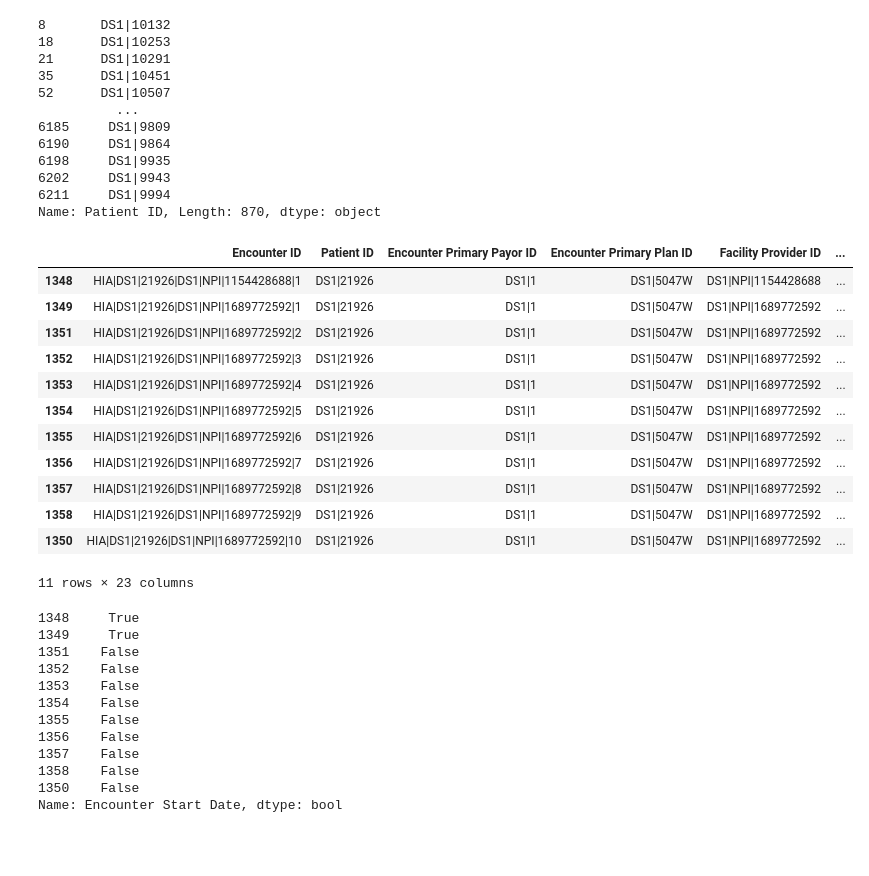
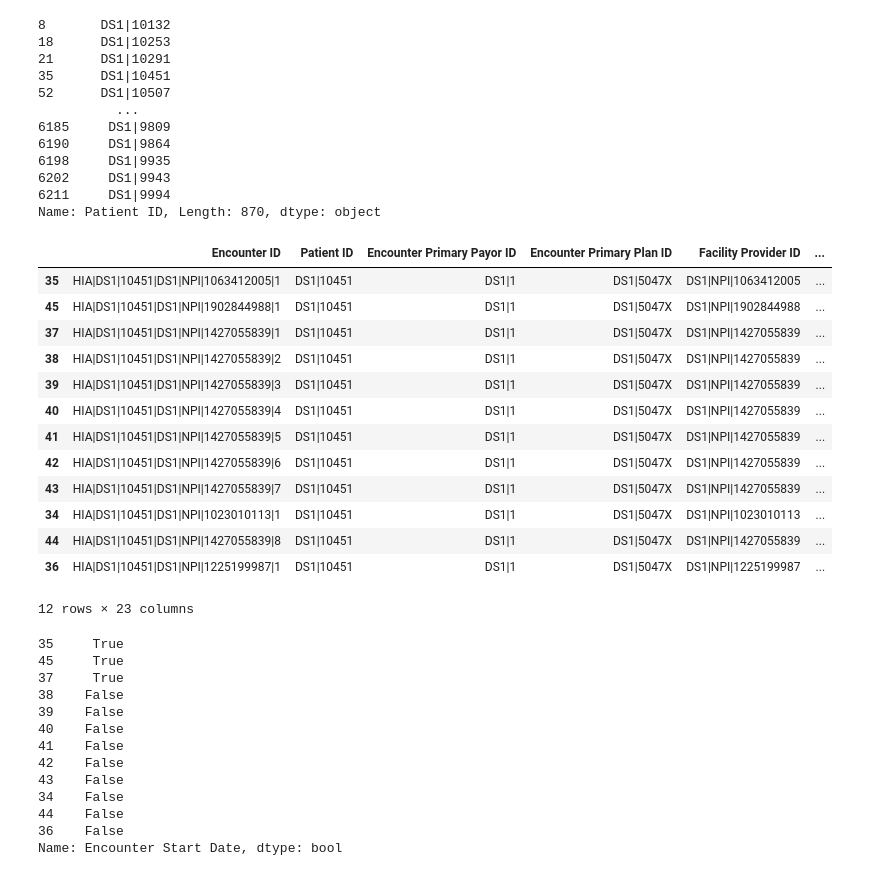
Before and after one commit to pfbabb/hostpital_readmission_analysis-jets, a Jupyter notebook: notebooks/EDA_babb.ipynb, the cells around one changed output. Cells and saved outputs as stored; diff of their text form; code cells hidden in the pictures; blank space fills up the shorter version.

```diff
--- a/notebooks/EDA_babb.ipynb
+++ b/notebooks/EDA_babb.ipynb
@@ -150,37 +166,39 @@ admis['Patient ID'][admis['Patient ID'].duplicated()].drop_duplicates()
 6211     DS1|9994
 Name: Patient ID, Length: 870, dtype: object
 # %%
-patient = admis[admis['Patient ID']=='DS1|21926'].sort_values('Encounter End Date')
+patient = admis[admis['Patient ID']=='DS1|10451'].sort_values('Encounter End Date').drop_duplicates(subset=['Patient ID','Encounter Start Date'], keep='last')
 patient
 # %% [output]
 |  | Encounter ID | Patient ID | Encounter Primary Payor ID | Encounter Primary Plan ID | Facility Provider ID | ... |
-| 1348 | HIA|DS1|21926|DS1|NPI|1154428688|1 | DS1|21926 | DS1|1 | DS1|5047W | DS1|NPI|1154428688 | ... |
-| 1349 | HIA|DS1|21926|DS1|NPI|1689772592|1 | DS1|21926 | DS1|1 | DS1|5047W | DS1|NPI|1689772592 | ... |
-| 1351 | HIA|DS1|21926|DS1|NPI|1689772592|2 | DS1|21926 | DS1|1 | DS1|5047W | DS1|NPI|1689772592 | ... |
-| 1352 | HIA|DS1|21926|DS1|NPI|1689772592|3 | DS1|21926 | DS1|1 | DS1|5047W | DS1|NPI|1689772592 | ... |
-| 1353 | HIA|DS1|21926|DS1|NPI|1689772592|4 | DS1|21926 | DS1|1 | DS1|5047W | DS1|NPI|1689772592 | ... |
-| 1354 | HIA|DS1|21926|DS1|NPI|1689772592|5 | DS1|21926 | DS1|1 | DS1|5047W | DS1|NPI|1689772592 | ... |
-| 1355 | HIA|DS1|21926|DS1|NPI|1689772592|6 | DS1|21926 | DS1|1 | DS1|5047W | DS1|NPI|1689772592 | ... |
-| 1356 | HIA|DS1|21926|DS1|NPI|1689772592|7 | DS1|21926 | DS1|1 | DS1|5047W | DS1|NPI|1689772592 | ... |
-| 1357 | HIA|DS1|21926|DS1|NPI|1689772592|8 | DS1|21926 | DS1|1 | DS1|5047W | DS1|NPI|1689772592 | ... |
-| 1358 | HIA|DS1|21926|DS1|NPI|1689772592|9 | DS1|21926 | DS1|1 | DS1|5047W | DS1|NPI|1689772592 | ... |
-| 1350 | HIA|DS1|21926|DS1|NPI|1689772592|10 | DS1|21926 | DS1|1 | DS1|5047W | DS1|NPI|1689772592 | ... |
+| 35 | HIA|DS1|10451|DS1|NPI|1063412005|1 | DS1|10451 | DS1|1 | DS1|5047X | DS1|NPI|1063412005 | ... |
+| 45 | HIA|DS1|10451|DS1|NPI|1902844988|1 | DS1|10451 | DS1|1 | DS1|5047X | DS1|NPI|1902844988 | ... |
+| 37 | HIA|DS1|10451|DS1|NPI|1427055839|1 | DS1|10451 | DS1|1 | DS1|5047X | DS1|NPI|1427055839 | ... |
+| 38 | HIA|DS1|10451|DS1|NPI|1427055839|2 | DS1|10451 | DS1|1 | DS1|5047X | DS1|NPI|1427055839 | ... |
+| 39 | HIA|DS1|10451|DS1|NPI|1427055839|3 | DS1|10451 | DS1|1 | DS1|5047X | DS1|NPI|1427055839 | ... |
+| 40 | HIA|DS1|10451|DS1|NPI|1427055839|4 | DS1|10451 | DS1|1 | DS1|5047X | DS1|NPI|1427055839 | ... |
+| 41 | HIA|DS1|10451|DS1|NPI|1427055839|5 | DS1|10451 | DS1|1 | DS1|5047X | DS1|NPI|1427055839 | ... |
+| 42 | HIA|DS1|10451|DS1|NPI|1427055839|6 | DS1|10451 | DS1|1 | DS1|5047X | DS1|NPI|1427055839 | ... |
+| 43 | HIA|DS1|10451|DS1|NPI|1427055839|7 | DS1|10451 | DS1|1 | DS1|5047X | DS1|NPI|1427055839 | ... |
+| 34 | HIA|DS1|10451|DS1|NPI|1023010113|1 | DS1|10451 | DS1|1 | DS1|5047X | DS1|NPI|1023010113 | ... |
+| 44 | HIA|DS1|10451|DS1|NPI|1427055839|8 | DS1|10451 | DS1|1 | DS1|5047X | DS1|NPI|1427055839 | ... |
+| 36 | HIA|DS1|10451|DS1|NPI|1225199987|1 | DS1|10451 | DS1|1 | DS1|5047X | DS1|NPI|1225199987 | ... |
-11 rows × 23 columns
+12 rows × 23 columns
 # %%
-trigger=patient.loc[:,'Encounter Start Date']<=(patient.iloc[0,9] + pd.DateOffset(days=30))
+trigger=patient.iloc[:,8]<=(patient.iloc[0,9] + pd.DateOffset(days=30))
 trigger
 # %% [output]
-1348     True
-1349     True
-1351    False
-1352    False
-1353    False
-1354    False
-1355    False
-1356    False
-1357    False
-1358    False
-1350    False
+35     True
+45     True
+37     True
+38    False
+39    False
+40    False
+41    False
+42    False
+43    False
+34    False
+44    False
+36    False
 Name: Encounter Start Date, dtype: bool
 # %%
 readmit = 0
```
Also changed, not shown: parts of 6 cells of this notebook, 2 other files.
